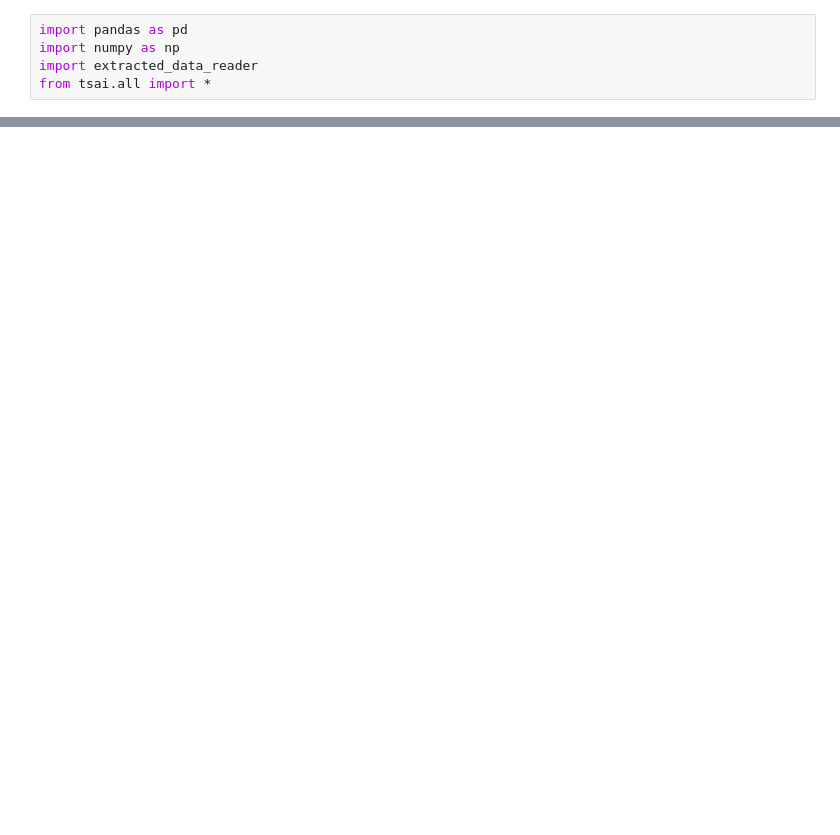
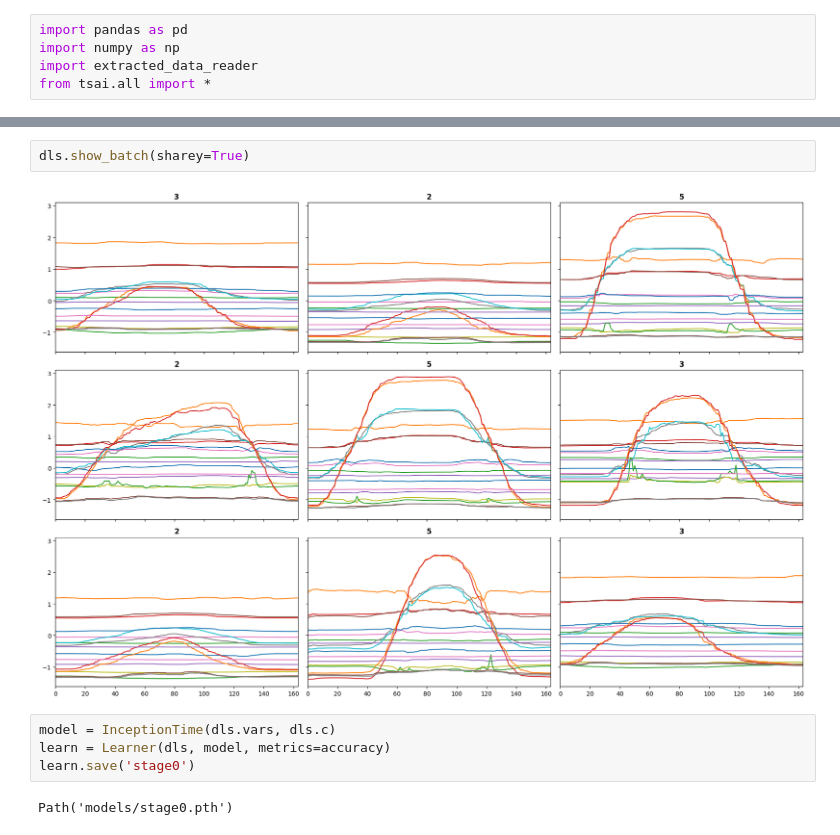
Before and after one commit to GitGabbo/IOR-Rehab-Thesis, a Jupyter notebook: models_trainer.ipynb, the cells around one changed output, grey strips where cells are left out. Cells and saved outputs as stored; diff of their text form; blank space fills up the shorter version.

```diff
--- a/models_trainer.ipynb
+++ b/models_trainer.ipynb
@@ -31,0 +58,10 @@ array([[ 4,  4,  5,  5,  5, 23],
+# %%
+dls.show_batch(sharey=True)
+# %% [output]
+[figure, added]
+# %%
+model = InceptionTime(dls.vars, dls.c)
+learn = Learner(dls, model, metrics=accuracy)
+learn.save('stage0')
+# %% [output]
+Path('models/stage0.pth')
```
Also changed, not shown: parts of 10 cells of this notebook, 6 other files.
